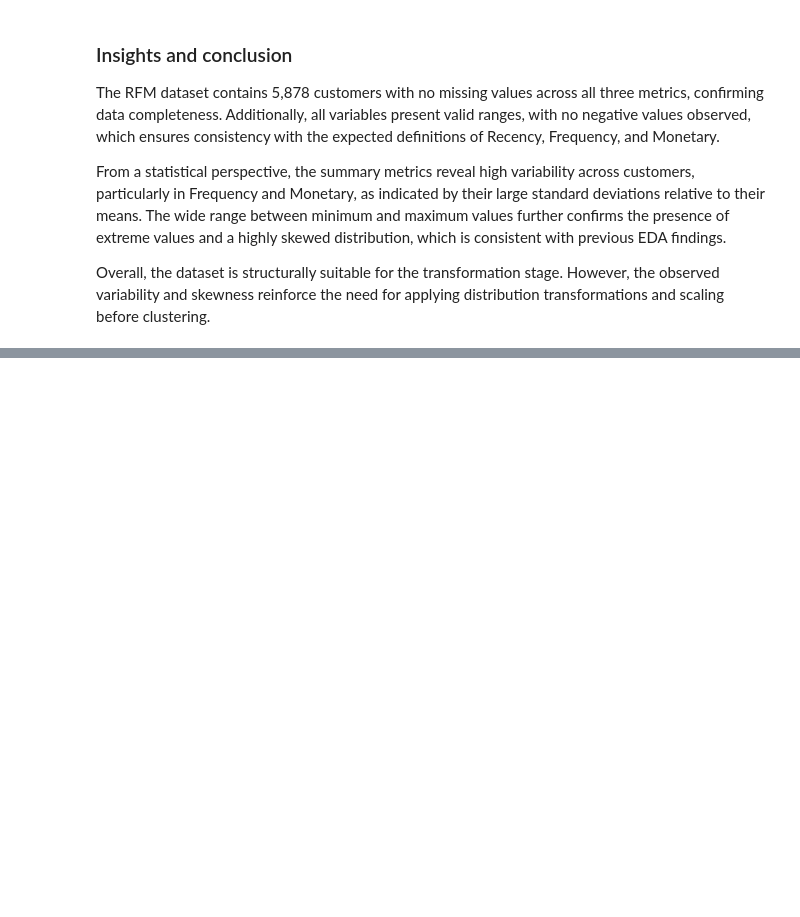
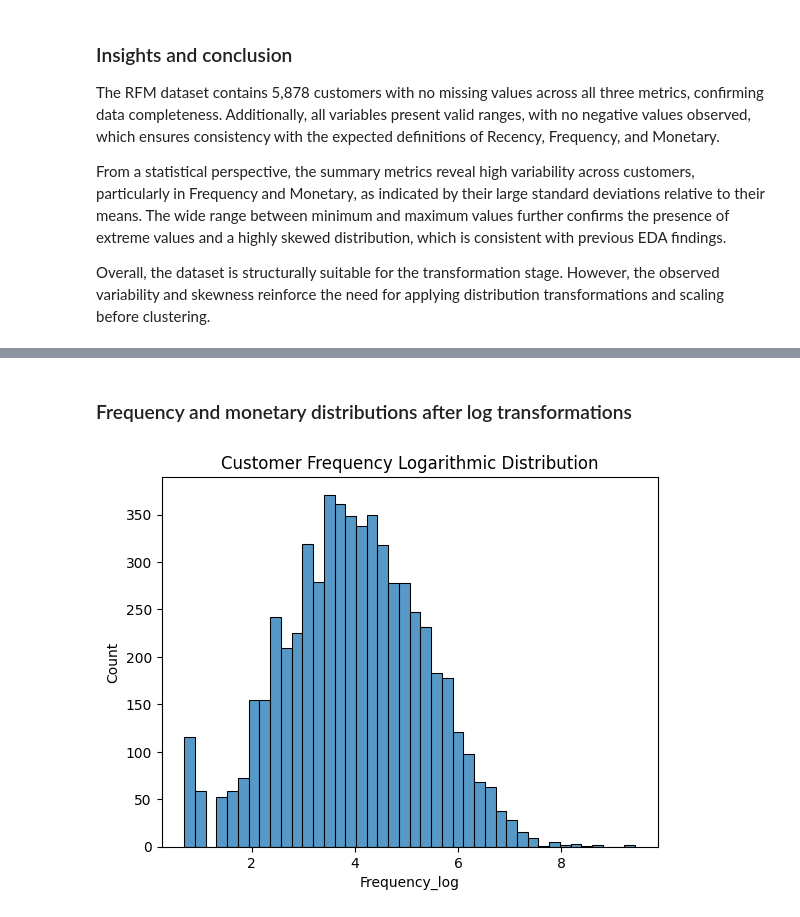
Before and after one commit to AmaKings9/online-retail-customer-analysis, a Jupyter notebook: notebooks/04_rfm_analysis.ipynb, the cells around one changed output, grey strips where cells are left out. Saved outputs shown, nothing was run; the diff lists cells and outputs as text; code cells hidden in the pictures; blank space fills up the shorter version.

```diff
--- a/notebooks/04_rfm_analysis.ipynb
+++ b/notebooks/04_rfm_analysis.ipynb
@@ -49,0 +89,8 @@ Overall, the dataset is structurally suitable for the transformation stage. Howe
+# %% [markdown]
+### Frequency and monetary distributions after log transformations
+# %%
+sns.histplot(x=df_rfm['Frequency_log'])
+plt.title("Customer Frequency Logarithmic Distribution")
+plt.show()
+# %% [output]
+[figure, added]
```
Also changed, not shown: parts of 14 cells of this notebook.
